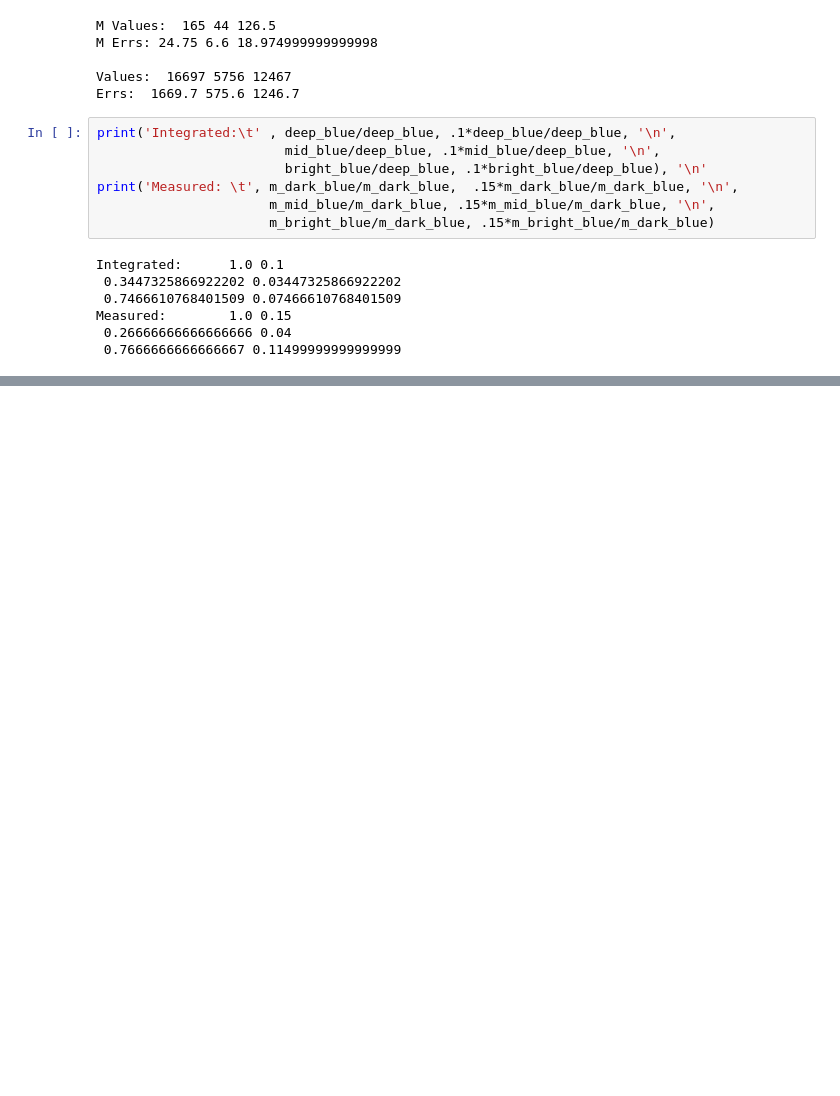
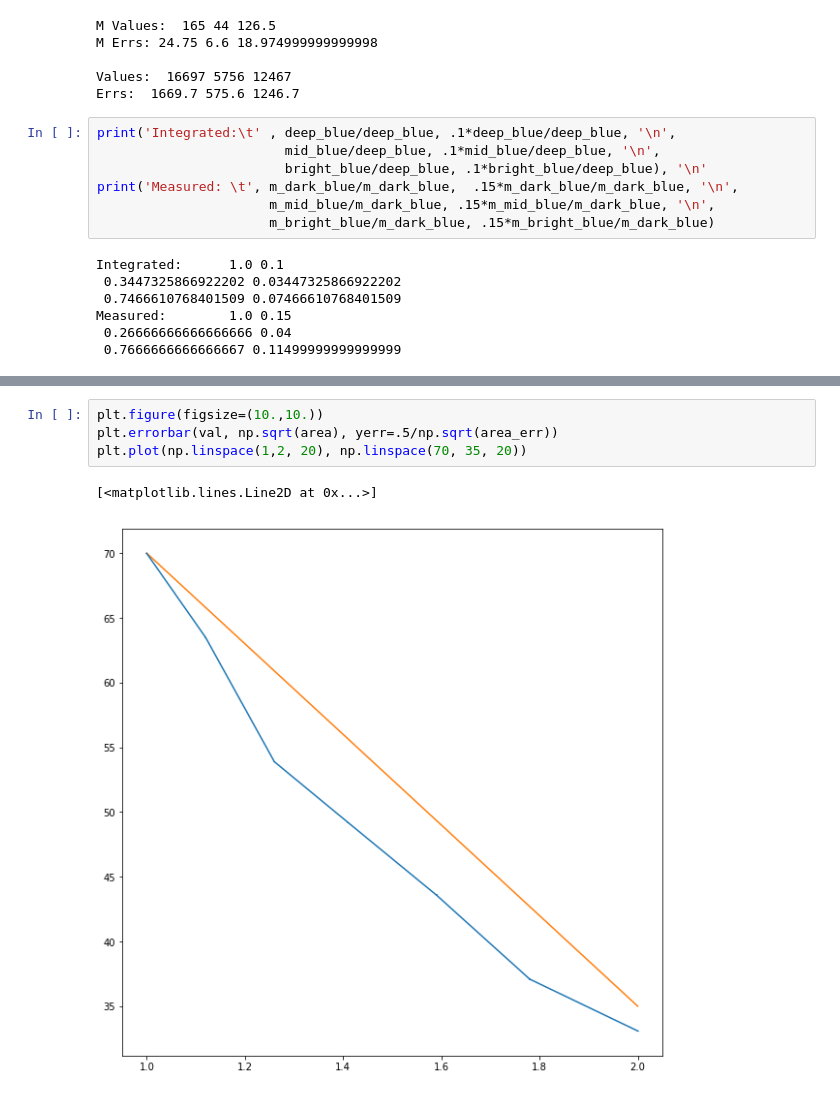
Before and after one commit to qbeer/alkfiz, a Jupyter notebook: sem/sem.ipynb, the cells around one changed output, grey strips where cells are left out. Cells and saved outputs as stored; diff of their text form; blank space fills up the shorter version.

```diff
--- a/sem/sem.ipynb
+++ b/sem/sem.ipynb
@@ -76,0 +109,7 @@ Measured:        1.0 0.15
+# %%
+plt.figure(figsize=(10.,10.))
+plt.errorbar(val, np.sqrt(area), yerr=.5/np.sqrt(area_err))
+plt.plot(np.linspace(1,2, 20), np.linspace(70, 35, 20))
+# %% [output]
+[<matplotlib.lines.Line2D at 0x...>]
+[figure, added]
```
Also changed, not shown: parts of 12 cells of this notebook, 10 other files.
